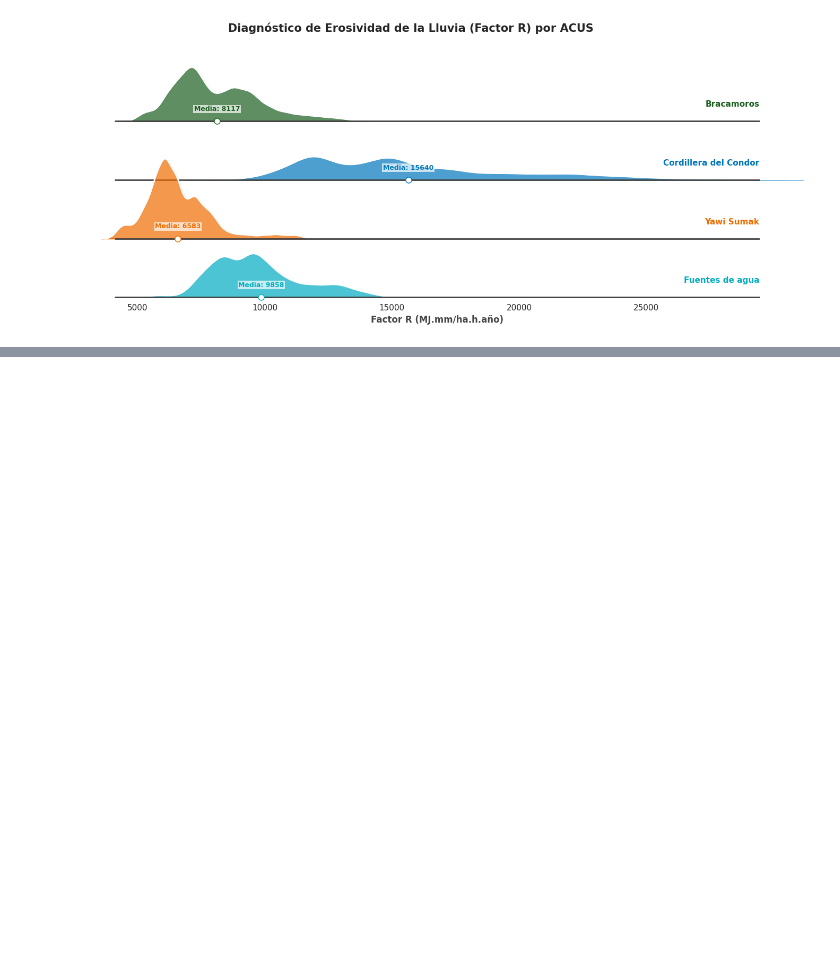
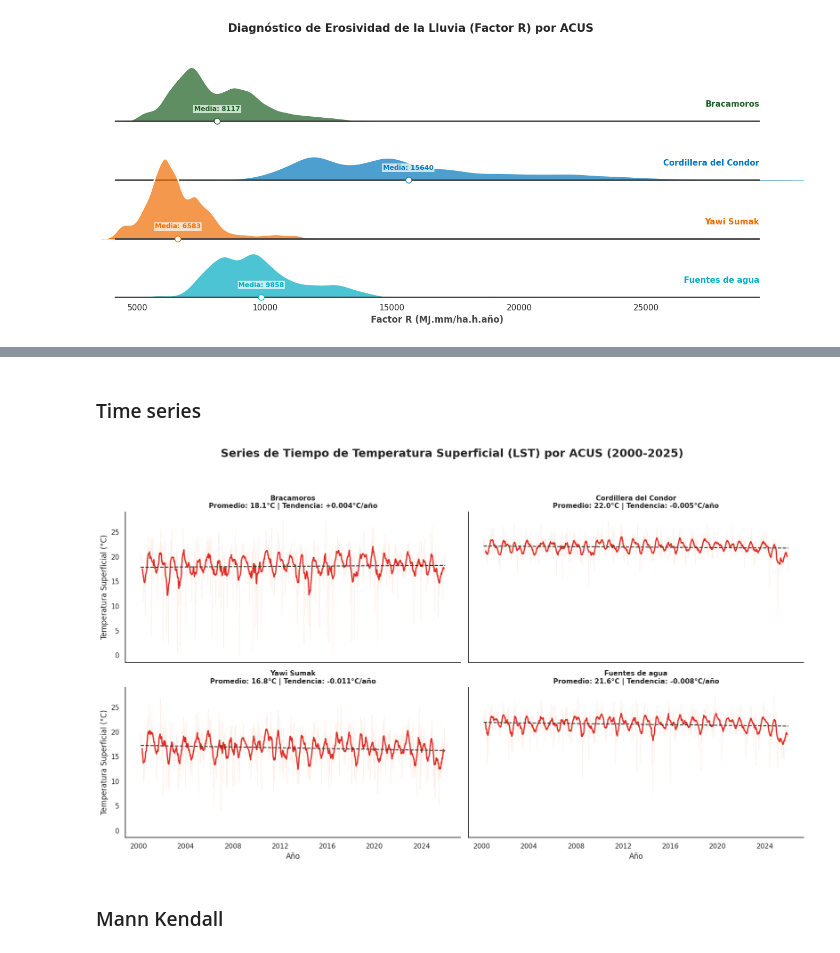
Before and after one commit to daningMontano/ACUS_ECOSYSTEM_FUNCTION_ZCH, a Jupyter notebook: Notebooks/Init_biophysical_charact/1_Base_line.ipynb, the cells around one changed output, grey strips where cells are left out. Saved outputs shown, nothing was run; the diff lists cells and outputs as text; code cells hidden in the pictures; blank space fills up the shorter version.

```diff
--- a/Notebooks/Init_biophysical_charact/1_Base_line.ipynb
+++ b/Notebooks/Init_biophysical_charact/1_Base_line.ipynb
@@ -1666,0 +1957,72 @@ plt.show()
+# %% [markdown]
+### Time series
+# %%
+# --- 1. PROCESAMIENTO DE SERIE DE TIEMPO MENSUAL (LST) ---
+# Usamos la colección modis_lst filtrada anteriormente
+
+all_lst_ts = []
+
+for nombre in nombres_categorias:
+    subset = acus.filter(ee.Filter.eq('Nombre', nombre))
+
+    def reduce_lst_ts(img):
+        # Convertir a Celsius: (DN * 0.02) - 273.15
+        temp_c = img.select('LST_Day_1km').multiply(0.02).subtract(273.15)
+        stats = temp_c.reduceRegion(
+            reducer=ee.Reducer.mean(),
+            geometry=subset.geometry(),
+            scale=1000,
+            maxPixels=1e9
+        )
+        return ee.Feature(None, {
+            'ACUS': nombre,
+            'Time': img.get('system:time_start'),
+            'LST': stats.get('LST_Day_1km')
+        })
+
+    # Extraer datos mensuales
+    site_ts = modis_lst.map(reduce_lst_ts).getInfo()['features']
+    all_lst_ts.extend([f['properties'] for f in site_ts])
+
+df_lst_ts = pd.DataFrame(all_lst_ts)
+df_lst_ts['Fecha'] = pd.to_datetime(df_lst_ts['Time'], unit='ms')
+
+# --- 2. VISUALIZACIÓN CON LÍNEA DE TENDENCIA ---
+sns.set_theme(style="white", rc={"axes.spines.right": False, "axes.spines.top": False})
+g = sns.FacetGrid(df_lst_ts, col="ACUS", col_wrap=2, height=4.5, aspect=1.8, sharey=True)
+
+def plot_lst_trend(data, **kwargs):
+    ax = plt.gca()
+    data = data.sort_values('Fecha').dropna(subset=['LST'])
+
+    # 1. Datos Mensuales (Sutiles)
+    ax.plot(data['Fecha'], data['LST'], color='#fee0d2', alpha=0.5, linewidth=0.8)
+
+    # 2. Media Móvil (12 meses para eliminar estacionalidad)
+    data['MA12'] = data['LST'].rolling(window=12, center=True).mean()
+    ax.plot(data['Fecha'], data['MA12'], color='#de2d26', linewidth=2, label='Media Móvil 12m')
+
+    # 3. Línea de Tendencia (Regresión Lineal)
+    x_numeric = np.arange(len(data))
+    y = data['LST'].values
+    slope, intercept, r_val, p_val, std_err = scipy.stats.linregress(x_numeric, y)
+
+    ax.plot(data['Fecha'], intercept + slope * x_numeric, color='#333333', linestyle='--', linewidth=1.5)
+
+    # Título con metadatos de tendencia
+    trend_sign = "+" if slope > 0 else "-"
+    ax.set_title(f"{data['ACUS'].iloc[0]}\nPromedio: {data['LST'].mean():.1f}°C | Tendencia: {trend_sign}{abs(slope*12):.3f}°C/año",
+                 fontweight='bold', fontsize=11)
+
+g.map_dataframe(plot_lst_trend)
+g.set_axis_labels("Año", "Temperatura Superficial (°C)")
+
+g.fig.suptitle('Series de Tiempo de Temperatura Superficial (LST) por ACUS (2000-2025)',
+               fontsize=18, fontweight='bold', y=1.05)
+
+plt.tight_layout()
+plt.show()
+# %% [output]
+[figure, added]
+# %% [markdown]
+### Mann Kendall
```
Also changed, not shown: parts of 23 cells of this notebook.
